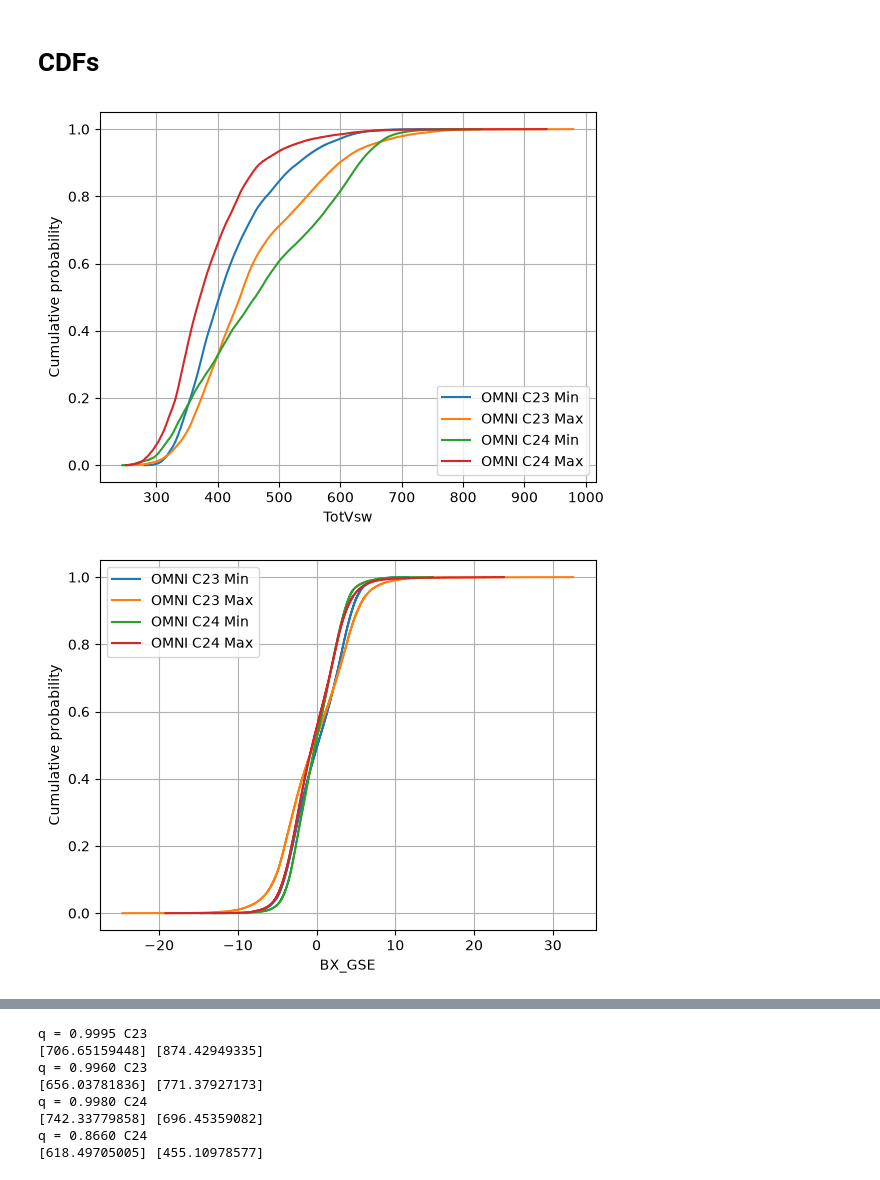
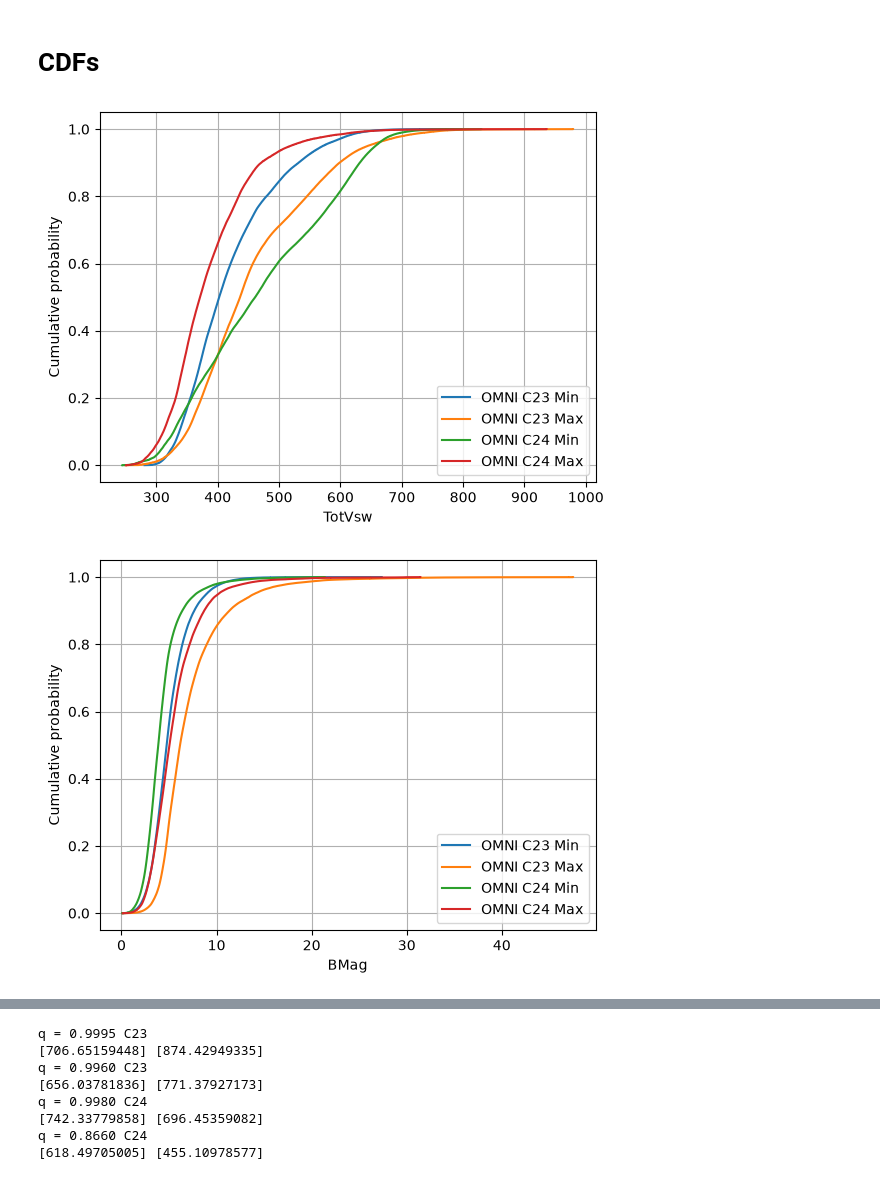
Before and after one commit to rahyndman/SolarWindCode, a Jupyter notebook: PlottingData.ipynb, the cells around one changed output, grey strips where cells are left out. Saved outputs shown, nothing was run; the diff lists cells and outputs as text; code cells hidden in the pictures.

```diff
--- a/PlottingData.ipynb
+++ b/PlottingData.ipynb
@@ -331,16 +331,16 @@ for i in range(len(Plotting)):
     axs[3].set_xlabel(Plotting[i] + r", GSE, $km/s$")
 
     #Mean
-    axs[0].axvline(OMNIC23Min._data[Plotting[i]].mean(), color = "grey", label="mean = " + str(OMNIC23Min._data[Plotting[i]].mean()))
-    axs[1].axvline(OMNIC23Max._data[Plotting[i]].mean(), color = "grey", label="mean = " + str(OMNIC23Max._data[Plotting[i]].mean()))
-    axs[2].axvline(OMNIC24Min._data[Plotting[i]].mean(), color = "grey", label="mean = " + str(OMNIC24Min._data[Plotting[i]].mean()))
-    axs[3].axvline(OMNIC24Max._data[Plotting[i]].mean(), color = "grey", label="mean = " + str(OMNIC24Max._data[Plotting[i]].mean()))
+    axs[0].axvline(OMNIC23Min._data[Plotting[i]].mean(), linestyle = '--', color = "grey", label="mean = " + str(OMNIC23Min._data[Plotting[i]].mean()))
+    axs[1].axvline(OMNIC23Max._data[Plotting[i]].mean(), linestyle = '--', color = "grey", label="mean = " + str(OMNIC23Max._data[Plotting[i]].mean()))
+    axs[2].axvline(OMNIC24Min._data[Plotting[i]].mean(), linestyle = '--', color = "grey", label="mean = " + str(OMNIC24Min._data[Plotting[i]].mean()))
+    axs[3].axvline(OMNIC24Max._data[Plotting[i]].mean(), linestyle = '--', color = "grey", label="mean = " + str(OMNIC24Max._data[Plotting[i]].mean()))
 
     #Median
-    axs[0].axvline(OMNIC23Min._data[Plotting[i]].median(), color = "grey", label="median = " + str(OMNIC23Min._data[Plotting[i]].median()))
-    axs[1].axvline(OMNIC23Max._data[Plotting[i]].median(), color = "grey", label="median = " + str(OMNIC23Max._data[Plotting[i]].median()))
-    axs[2].axvline(OMNIC24Min._data[Plotting[i]].median(), color = "grey", label="median = " + str(OMNIC24Min._data[Plotting[i]].median()))
-    axs[3].axvline(OMNIC24Max._data[Plotting[i]].median(), color = "grey", label="median = " + str(OMNIC24Max._data[Plotting[i]].median()))
+    axs[0].axvline(OMNIC23Min._data[Plotting[i]].median(), linestyle = '--', color = "black", label="median = " + str(OMNIC23Min._data[Plotting[i]].median()))
+    axs[1].axvline(OMNIC23Max._data[Plotting[i]].median(), linestyle = '--', color = "black", label="median = " + str(OMNIC23Max._data[Plotting[i]].median()))
+    axs[2].axvline(OMNIC24Min._data[Plotting[i]].median(), linestyle = '--', color = "black", label="median = " + str(OMNIC24Min._data[Plotting[i]].median()))
+    axs[3].axvline(OMNIC24Max._data[Plotting[i]].median(), linestyle = '--', color = "black", label="median = " + str(OMNIC24Max._data[Plotting[i]].median()))
 
     #Standard deviation
     axs[0].axvline(OMNIC23Min._data[Plotting[i]].std(), color = "grey", label="std dev = " + str(OMNIC23Min._data[Plotting[i]].std()), alpha = 0)
@@ -430,32 +430,33 @@ yLim = [-0.05,1.05]
 # sns.ecdfplot(OMNIC24Min._data["TotVsw"], label="OMNI C24 Min")
 # # C24 Max
 # sns.ecdfplot(OMNIC24Max._data["TotVsw"], label="OMNI C24 Max")
 # plt.xlabel('TotVsw')
 # plt.ylabel('Cumulative probability')
 # plt.ylim(yLim)
 # plt.legend()
 # plt.grid(True)
 # plt.show()
 
 
-Plotting = ["TotVsw", "BX_GSE", "BY_GSM", "BZ_GSM"]
+Plotting = ["TotVsw", "BMag", "BX_GSE", "BY_GSM", "BZ_GSM"]
 
 for i in range(len(Plotting)):
     # C23 Min
     sns.ecdfplot(OMNIC23Min._data[Plotting[i]], label="OMNI C23 Min")
     # C23 Max
     sns.ecdfplot(OMNIC23Max._data[Plotting[i]], label="OMNI C23 Max")
     # C24 Min
     sns.ecdfplot(OMNIC24Min._data[Plotting[i]], label="OMNI C24 Min")
     # C24 Max
     sns.ecdfplot(OMNIC24Max._data[Plotting[i]], label="OMNI C24 Max")
 
     plt.xlabel(Plotting[i])
     plt.ylabel('Cumulative probability')
     plt.ylim(yLim)
     plt.legend()
     plt.grid(True)
+    plt.savefig(Plotting[i] + "_CDF.png")
     plt.show()
 # %% [output]
 [figure]
-[figure, old version]
+[figure, new version]
```
Also changed, not shown: parts of 2 cells of this notebook, 4 other files.
